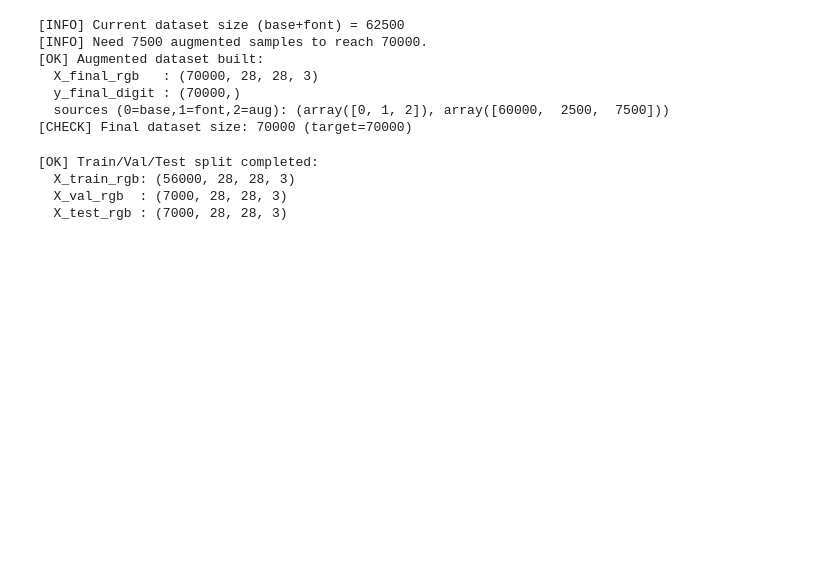
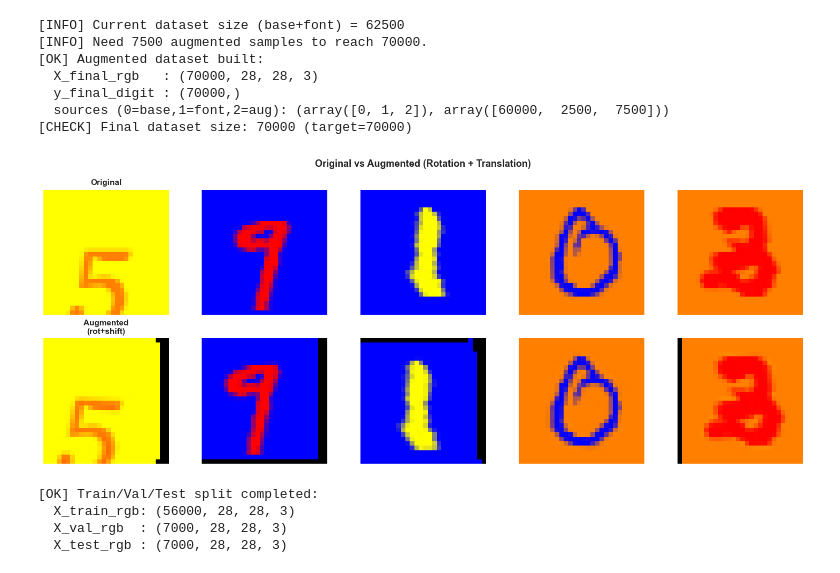
Before and after one commit to ML-SSU-2025/colored-mnist-classification, a Jupyter notebook: notebooks/01_preprocessing_colored_mnist.ipynb, the cells around one changed output. Cells and saved outputs as stored; diff of their text form; code cells hidden in the pictures; blank space fills up the shorter version.

```diff
--- a/notebooks/01_preprocessing_colored_mnist.ipynb
+++ b/notebooks/01_preprocessing_colored_mnist.ipynb
@@ -772,6 +811,40 @@ print(f"[CHECK] Final dataset size: {X_final_rgb.shape[0]} (target={TARGET_TOTAL
   y_final_digit : (70000,)
   sources (0=base,1=font,2=aug): (array([0, 1, 2]), array([60000,  2500,  7500]))
 [CHECK] Final dataset size: 70000 (target=70000)
+# %%
+# ------------------------------------------------------------
+# [Cell 10-visualize] Original vs Augmented (rotation + translation)
+# ------------------------------------------------------------
+
+n_show = 5  # 보고 싶은 샘플 개수
+idxs = np.random.choice(X_all_rgb.shape[0], n_show, replace=False)
+
+plt.figure(figsize=(3 * n_show, 6))
+
+for i, idx in enumerate(idxs):
+    original = X_all_rgb[idx]                 # (28,28,3), [0,1]
+    aug      = augment_rgb_image(original)    # 회전+이동 적용
+
+    # 위: 원본
+    plt.subplot(2, n_show, i + 1)
+    plt.imshow(original)
+    plt.axis("off")
+    if i == 0:
+        plt.title("Original", fontsize=11, fontweight="bold")
+
+    # 아래: 증강된 이미지
+    plt.subplot(2, n_show, i + 1 + n_show)
+    plt.imshow(aug)
+    plt.axis("off")
+    if i == 0:
+        plt.title("Augmented\n(rot+shift)", fontsize=11, fontweight="bold")
+
+plt.suptitle("Original vs Augmented (Rotation + Translation)",
+             fontsize=13, fontweight="bold")
+plt.tight_layout()
+plt.show()
+# %% [output]
+[figure, added]
 # %%
 # ------------------------------------------------------------
 # [Cell 11] Train/Val/Test split with stratification by digit
```
Also changed, not shown: parts of 1 cell of this notebook.
